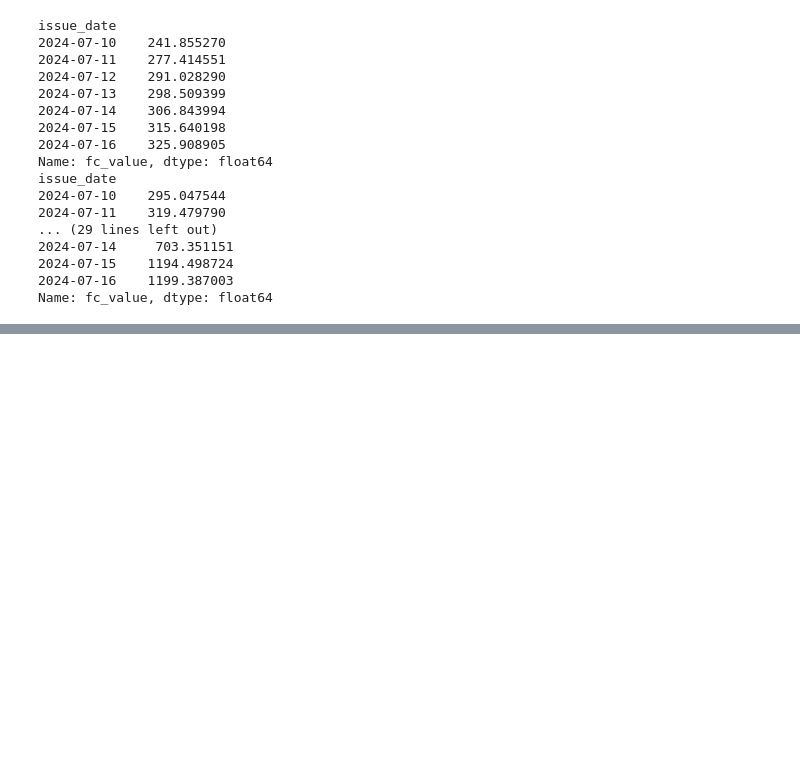
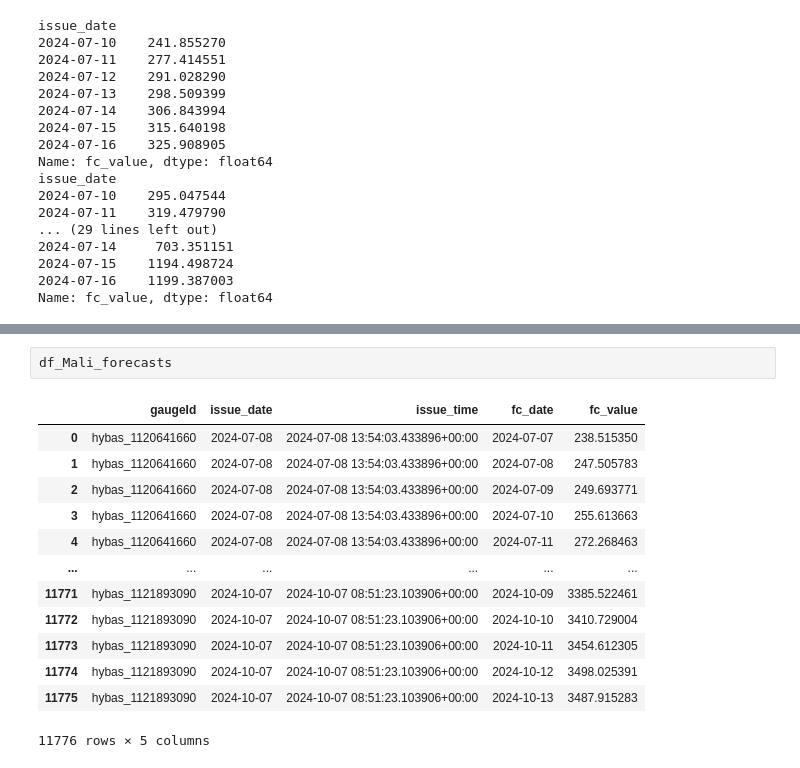
Before and after one commit to valentijn7/floods_repo, a Jupyter notebook: src/analyse.ipynb, the cells around one changed output, grey strips where cells are left out. Drawn from its saved outputs; the diff is of its cells as text; blank space fills up the shorter version.

```diff
--- a/src/analyse.ipynb
+++ b/src/analyse.ipynb
@@ -417,0 +418,16 @@ plot_danger_levels_hist(df_Mali_gauge_models, 'Mali')
+# %%
+df_Mali_forecasts
+# %% [output]
+|  | gaugeId | issue_date | issue_time | fc_date | fc_value |
+| 0 | hybas_1120641660 | 2024-07-08 | 2024-07-08 13:54:03.433896+00:00 | 2024-07-07 | 238.515350 |
+| 1 | hybas_1120641660 | 2024-07-08 | 2024-07-08 13:54:03.433896+00:00 | 2024-07-08 | 247.505783 |
+| 2 | hybas_1120641660 | 2024-07-08 | 2024-07-08 13:54:03.433896+00:00 | 2024-07-09 | 249.693771 |
+| 3 | hybas_1120641660 | 2024-07-08 | 2024-07-08 13:54:03.433896+00:00 | 2024-07-10 | 255.613663 |
+| 4 | hybas_1120641660 | 2024-07-08 | 2024-07-08 13:54:03.433896+00:00 | 2024-07-11 | 272.268463 |
+| ... | ... | ... | ... | ... | ... |
+| 11771 | hybas_1121893090 | 2024-10-07 | 2024-10-07 08:51:23.103906+00:00 | 2024-10-09 | 3385.522461 |
+| 11772 | hybas_1121893090 | 2024-10-07 | 2024-10-07 08:51:23.103906+00:00 | 2024-10-10 | 3410.729004 |
+| 11773 | hybas_1121893090 | 2024-10-07 | 2024-10-07 08:51:23.103906+00:00 | 2024-10-11 | 3454.612305 |
+| 11774 | hybas_1121893090 | 2024-10-07 | 2024-10-07 08:51:23.103906+00:00 | 2024-10-12 | 3498.025391 |
+| 11775 | hybas_1121893090 | 2024-10-07 | 2024-10-07 08:51:23.103906+00:00 | 2024-10-13 | 3487.915283 |
+11776 rows × 5 columns
```
Also changed, not shown: parts of 5 cells of this notebook.
